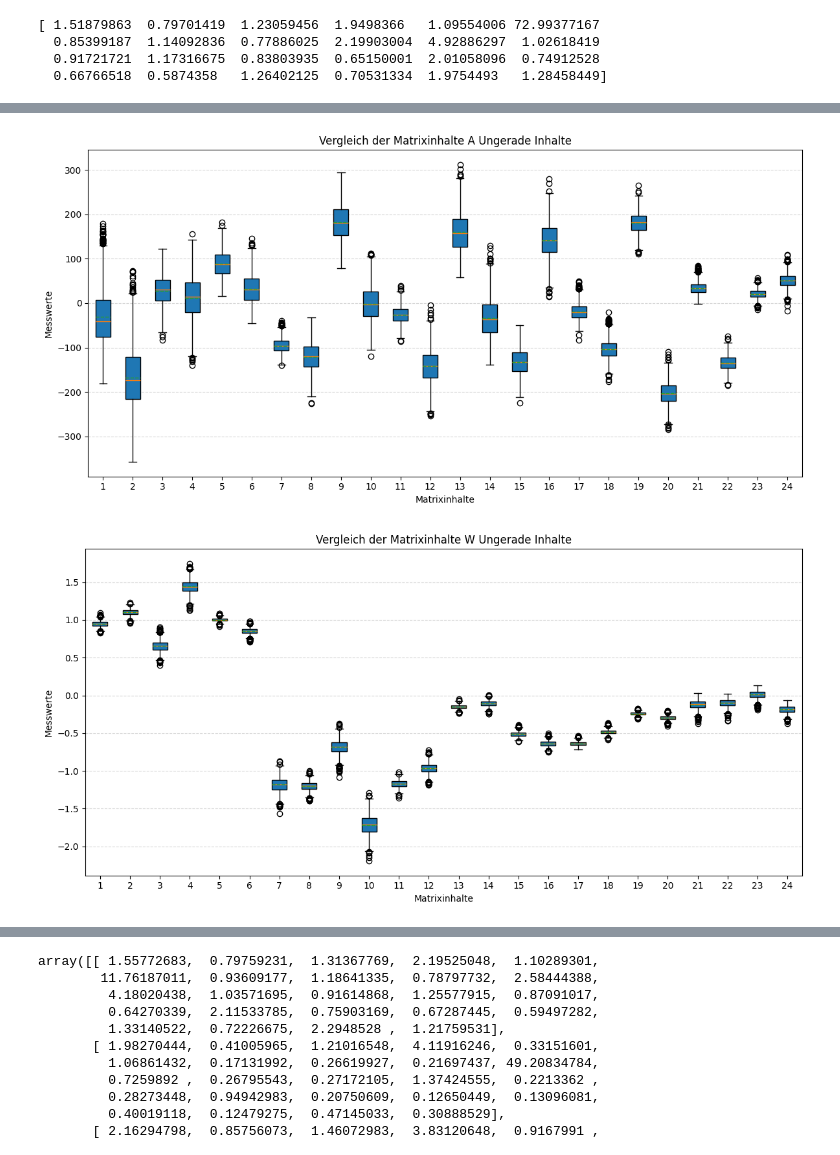
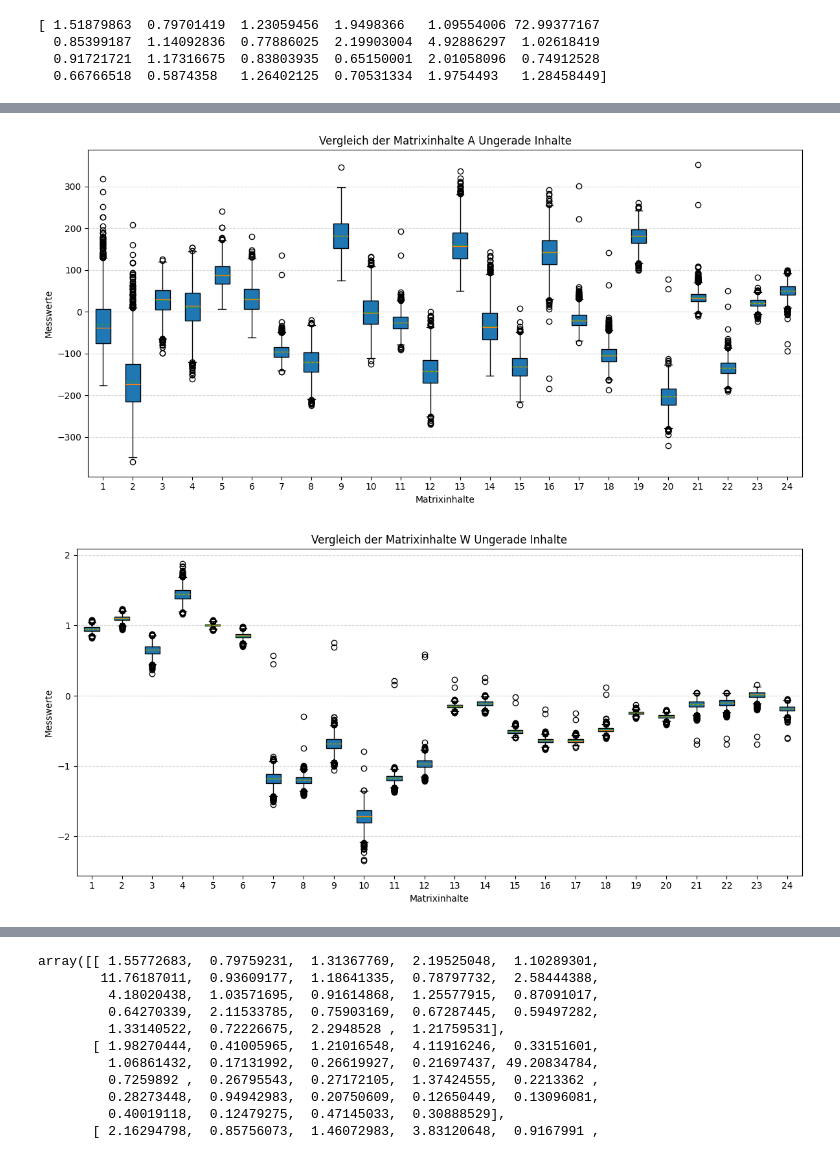
Before and after one commit to TimLockstedt/Masterarbeit, a Jupyter notebook: MuellerSkript.ipynb, the cells around one changed output, grey strips where cells are left out. Cells and saved outputs as stored; diff of their text form; code cells hidden in the pictures.

```diff
--- a/MuellerSkript.ipynb
+++ b/MuellerSkript.ipynb
@@ -1789,13 +1791,14 @@ odds[:,0::2,:] = a[:,0::2, 1::2,:]  # 01 03 05 ...
 odds[:,1::2,:] = a[:,1::2, 0::2,:]  # 10 12 14 ...
 
 np.random.seed(seed = 42)
+numberOfSamples = 5000
 # %%
 import numpy as np
 import matplotlib.pyplot as plt
 
 CalData = evens # Calibration_data
 m, n = CalData.shape[1:3]
-numberOfSamples = 2000
+
 m_rand = np.floor(np.random.rand(numberOfSamples)*m).astype(int)
 n_rand = np.floor(np.random.rand(numberOfSamples)*n).astype(int)
 random_samples = CalData[:, m_rand, n_rand, :].reshape(4, numberOfSamples, 6, 6)
@@ -1846,6 +1849,7 @@ plt.title("Vergleich der Matrixinhalte A Gerade Inhalte")
 plt.grid(axis="y", linestyle="--", alpha=0.5)
 
 plt.tight_layout()
+plt.savefig(f"./auswertung/Run1/mueller/calibration/EV/{numberOfSamples}_A_even.pdf")
 plt.show()
 
 güte = np.empty((6, 24))
@@ -1893,6 +1897,7 @@ plt.title("Vergleich der Matrixinhalte W Gerade Inhalte")
 plt.grid(axis="y", linestyle="--", alpha=0.5)
 
 plt.tight_layout()
+plt.savefig(f"./auswertung/Run1/mueller/calibration/EV/{numberOfSamples}_W_even.pdf")
 plt.show()
 güte[1,:] = std/np.abs(mean)
 # %% [output]
@@ -1904,7 +1909,6 @@ import matplotlib.pyplot as plt
 
 CalData = odds # Calibration_data
 m, n = CalData.shape[1:3]
-numberOfSamples = 2000
 m_rand = np.floor(np.random.rand(numberOfSamples)*m).astype(int)
 n_rand = np.floor(np.random.rand(numberOfSamples)*n).astype(int)
 random_samples = CalData[:, m_rand, n_rand, :].reshape(4, numberOfSamples, 6, 6)
@@ -1955,6 +1959,7 @@ plt.title("Vergleich der Matrixinhalte A Ungerade Inhalte")
 plt.grid(axis="y", linestyle="--", alpha=0.5)
 
 plt.tight_layout()
+plt.savefig(f"./auswertung/Run1/mueller/calibration/EV/{numberOfSamples}_A_odd.pdf")
 plt.show()
 güte[2,:] = std/np.abs(mean)
 
@@ -1976,35 +1981,36 @@ iqr = q3 - q1
 # for i in range(data.shape[1]):
 # 	print(f"\nDatensatz {i+1}:")
 # 	print(f"Mean:   {mean[i]:.3}")
 # 	print(f"Std:    {std[i]:.3}")
 # 	print(f"Median: {median[i]:.3}")
 # 	print(f"Q1:     {q1[i]:.3}")
 # 	print(f"Q3:     {q3[i]:.3}")
 # 	print(f"IQR:    {iqr[i]:.3}")
 # 	print(f"Min:    {minimum[i]:.3}")
 # 	print(f"Max:    {maximum[i]:.3}")
 
 plt.figure(figsize=(12, 6))
 
 plt.boxplot(
     data,
     showmeans=True,
     meanline=True,
     patch_artist=True,
     tick_labels=[f"{i+1}" for i in range(data.shape[1])]
 )
 
 plt.xlabel("Matrixinhalte")
 plt.ylabel("Messwerte")
 plt.title("Vergleich der Matrixinhalte W Ungerade Inhalte")
 plt.grid(axis="y", linestyle="--", alpha=0.5)
 
 plt.tight_layout()
+plt.savefig(f"./auswertung/Run1/mueller/calibration/EV/{numberOfSamples}_W_odd.pdf")
 plt.show()
 güte[3,:] = std/np.abs(mean)
 # %% [output]
-[figure, old version]
+[figure, new version]
-[figure, old version]
+[figure, new version]
 # %%
 import numpy as np
 import matplotlib.pyplot as plt
```
Also changed, not shown: parts of 3 cells of this notebook, 18 other files.
